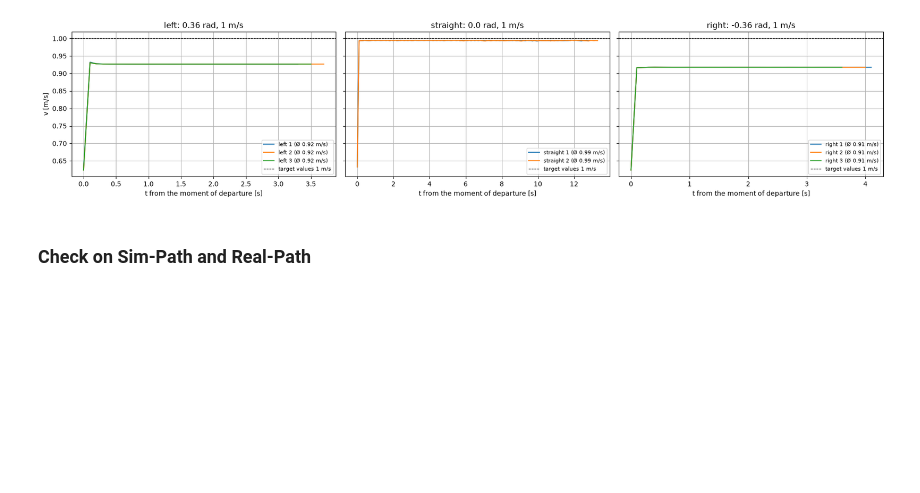
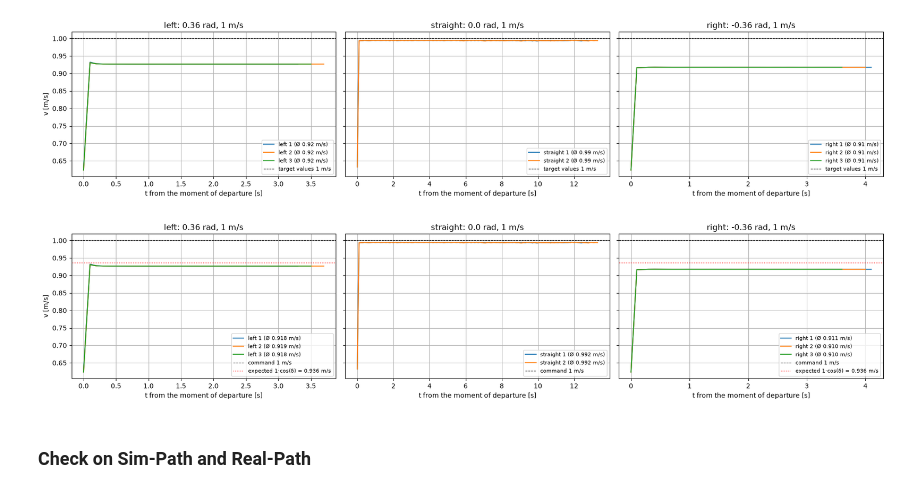
Before and after one commit to Autonomous-System-ZHAW/athena-data-analysis, a Jupyter notebook: sim-to-real-gap/stage-1-testing/data-analysis-stage-1.ipynb, the cells around one changed output. Saved outputs shown, nothing was run; the diff lists cells and outputs as text; code cells hidden in the pictures; blank space fills up the shorter version.

```diff
--- a/sim-to-real-gap/stage-1-testing/data-analysis-stage-1.ipynb
+++ b/sim-to-real-gap/stage-1-testing/data-analysis-stage-1.ipynb
@@ -363,7 +415,7 @@ plt.show()
 # %% [output]
 [figure]
 # %%
-v_min = 0.2
+v_min = 0.5
 
 fig, axes = plt.subplots(1, 3, figsize=(18, 4), sharey=True)
 for ax, g in zip(axes, groups):
@@ -391,6 +443,46 @@ plt.tight_layout()
 plt.show()
 # %% [output]
 [figure]
+# %%
+v_min = 0.5
+v_cmd = 1.0                                    # input speed in the simulation
+deltas = {"left": 0.36, "straight": 0.0, "right": -0.36}
+convert_to_front = False                       # True: speed converted to the front wheel (v / cos δ)
+
+fig, axes = plt.subplots(1, 3, figsize=(18, 4), sharey=True)
+for ax, g in zip(axes, groups):
+    c = np.cos(deltas[g])
+
+    for i, run in enumerate(sorted(dfs[g])):
+        df = dfs[g][run]
+        t = df["t"].to_numpy()
+        v = np.hypot(df["vx"], df["vy"]).to_numpy()   # speed directly from odometry
+        if convert_to_front:
+            v = v / c
+
+        idx = np.flatnonzero(v > v_min)               # cut standstill at start and end
+        if len(idx) == 0:
+            print(f"{g} {run}: never faster than {v_min} m/s, skipped")
+            continue
+        v, t = v[idx[0]:idx[-1] + 1], t[idx[0]:idx[-1] + 1]
+
+        ax.plot(t - t[0], v, color=colors[i % len(colors)],
+                label=f"{g} {run} (Ø {v[v > v_min].mean():.3f} m/s)")
+
+    ax.axhline(v_cmd, color="k", ls="--", lw=0.8, label=f"command {v_cmd:.0f} m/s")
+    if not convert_to_front and deltas[g] != 0:
+        ax.axhline(v_cmd * c, color="r", ls=":", lw=1.0,
+                   label=f"expected 1·cos(δ) = {v_cmd * c:.3f} m/s")
+
+    ax.set_title(titles[g])
+    ax.set_xlabel("t from the moment of departure [s]")
+    ax.grid(True)
+    ax.legend(fontsize=8)
+axes[0].set_ylabel("v [m/s]")
+plt.tight_layout()
+plt.show()
+# %% [output]
+[figure, added]
 # %% [markdown]
 ### Check on Sim-Path and Real-Path
 # %%
```
Also changed, not shown: parts of 6 cells of this notebook, 32 other files.
